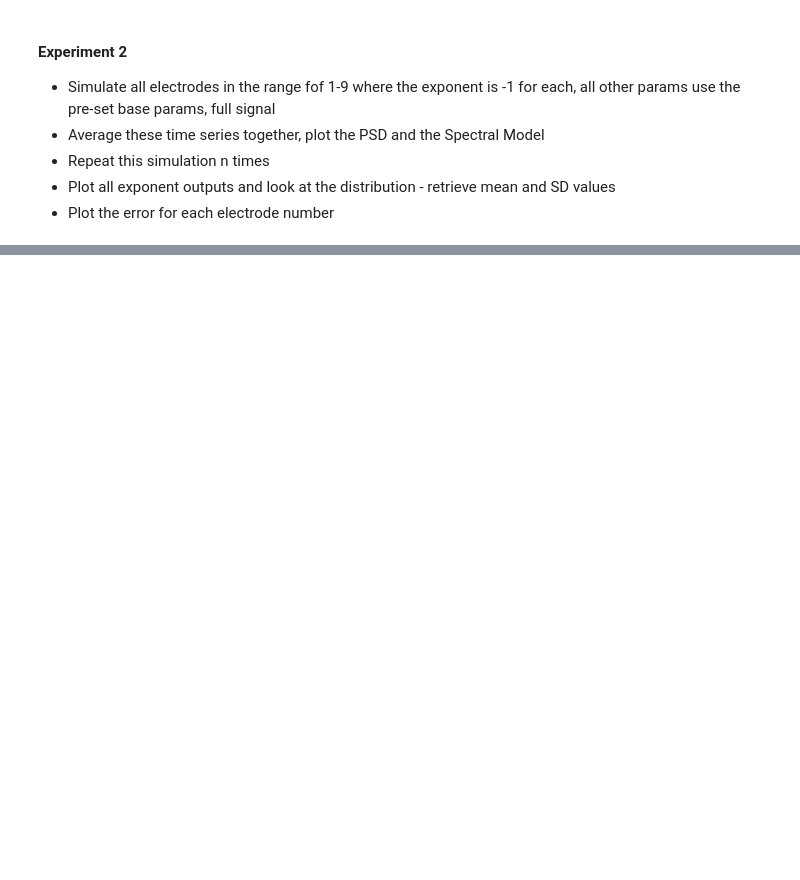
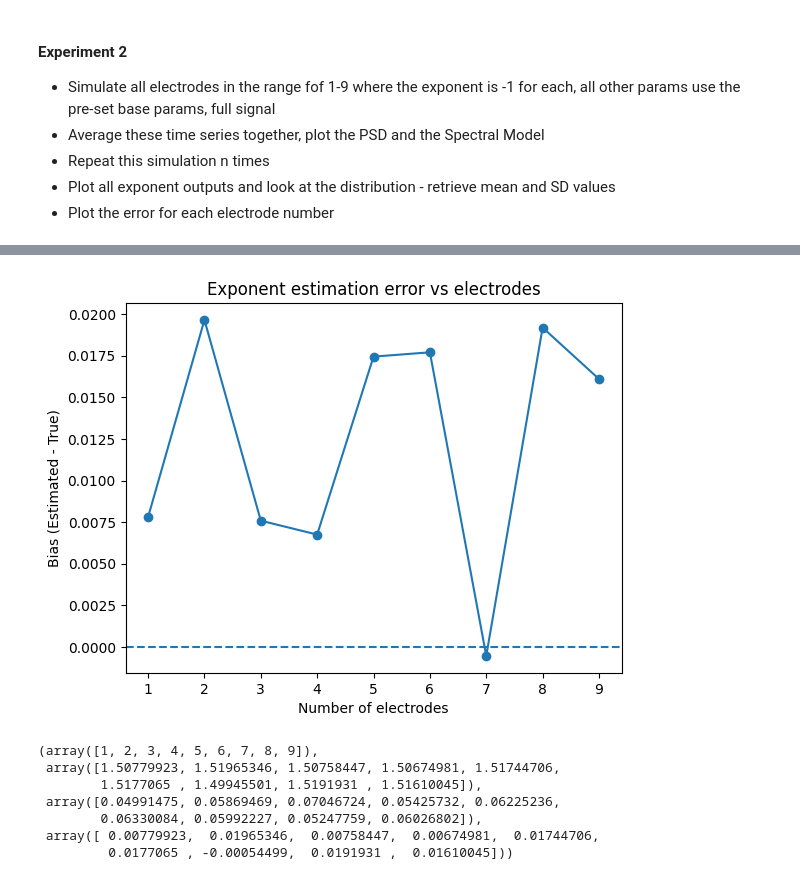
Before and after one commit to chloehooper18/DissertationSimulations, a Jupyter notebook: 03 Avg Time Series exps/Exponent manipulations/02_fixed_exp_1D_electrodes_full.ipynb, the cells around one changed output, grey strips where cells are left out. Drawn from its saved outputs; the diff is of its cells as text; code cells hidden in the pictures; blank space fills up the shorter version.

```diff
--- a/03 Avg Time Series exps/Exponent manipulations/02_fixed_exp_1D_electrodes_full.ipynb
+++ b/03 Avg Time Series exps/Exponent manipulations/02_fixed_exp_1D_electrodes_full.ipynb
@@ -56,0 +82,11 @@ sweep_electrodes_1D(electrode_range=range(1, 10), n_repeats=100, base_params=ele
+# %%
+sweep_electrodes_1D(electrode_range=range(1, 10), n_repeats=100, base_params=electrode_sim_params_full, exponent=-1.5)
+# %% [output]
+[figure, added]
+(array([1, 2, 3, 4, 5, 6, 7, 8, 9]),
+ array([1.50779923, 1.51965346, 1.50758447, 1.50674981, 1.51744706,
+        1.5177065 , 1.49945501, 1.5191931 , 1.51610045]),
+ array([0.04991475, 0.05869469, 0.07046724, 0.05425732, 0.06225236,
+        0.06330084, 0.05992227, 0.05247759, 0.06026802]),
+ array([ 0.00779923,  0.01965346,  0.00758447,  0.00674981,  0.01744706,
+         0.0177065 , -0.00054499,  0.0191931 ,  0.01610045]))
```
Also changed, not shown: parts of 11 cells of this notebook, 5 other files.
